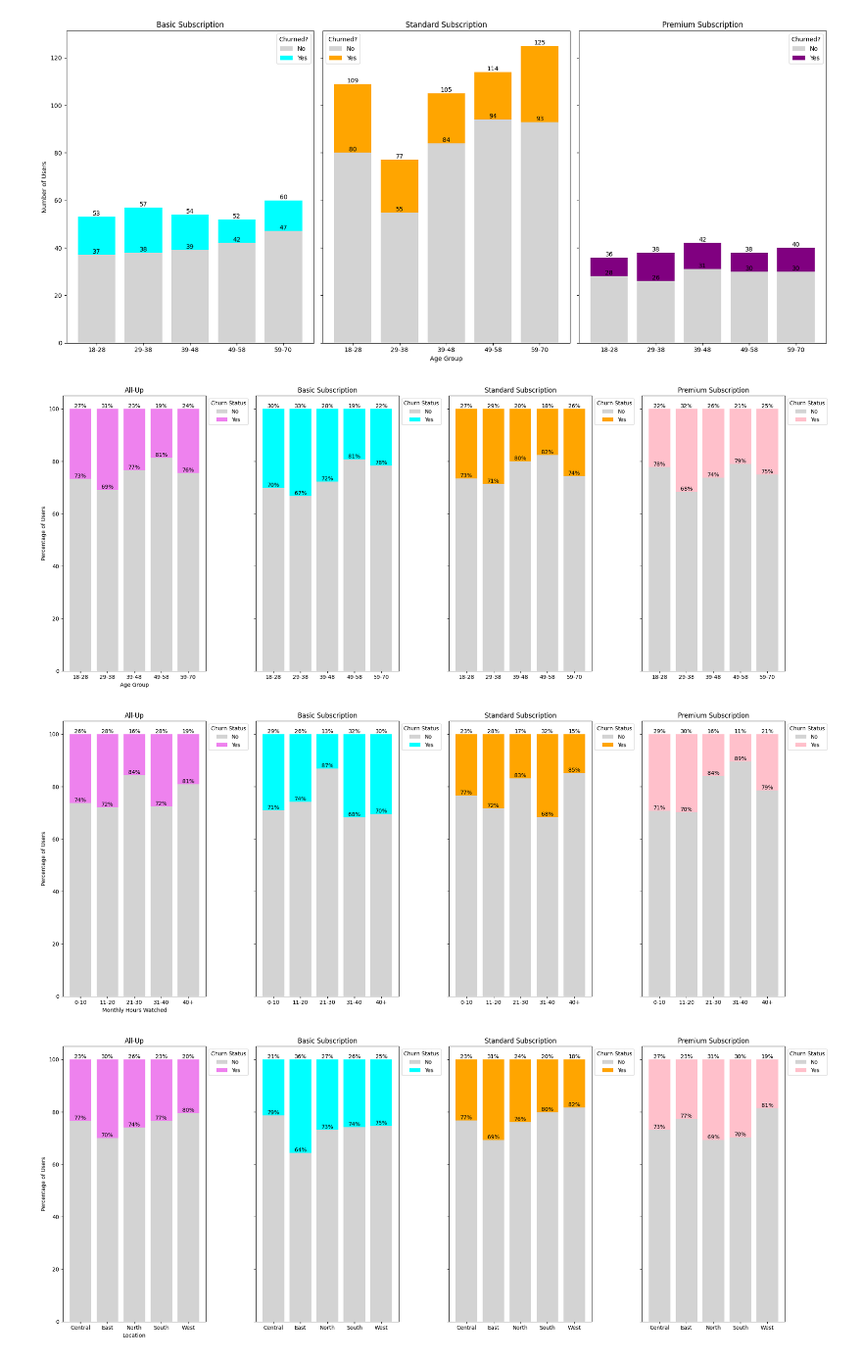
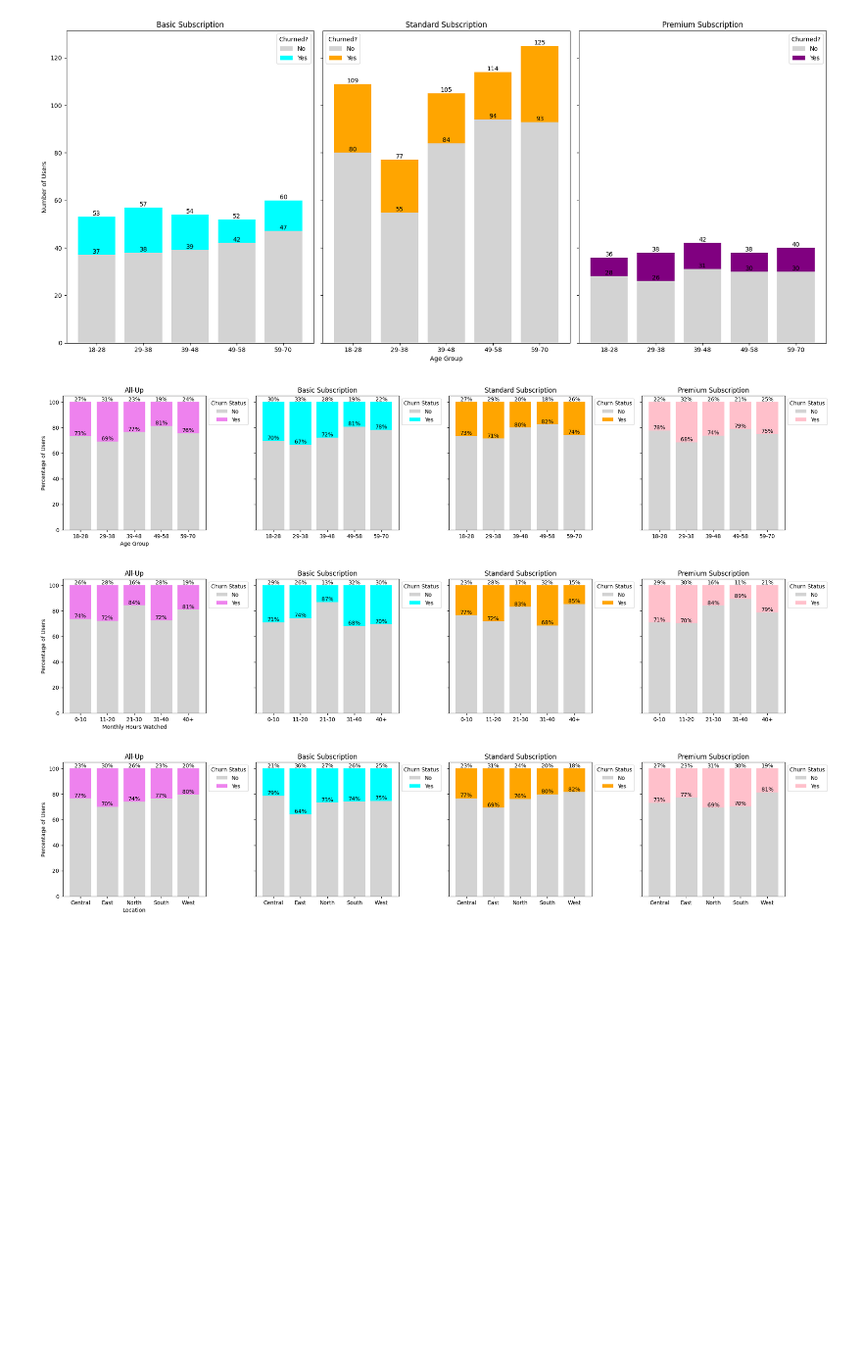
Before and after one commit to NumanESchulich/SchulichDataScience, a Jupyter notebook: Data Science I (MBAN 6110T)/Assignments/Assignment_I.ipynb, the cells around one changed output. Shown at 98% size. Saved outputs shown, nothing was run; the diff lists cells and outputs as text; code cells hidden in the pictures; blank space fills up the shorter version.

```diff
--- a/Data Science I (MBAN 6110T)/Assignments/Assignment_I.ipynb
+++ b/Data Science I (MBAN 6110T)/Assignments/Assignment_I.ipynb
@@ -263,34 +265,35 @@ def plot_churn_percentages(x_axis, title_x, limit_labels=False):
     for ax in axes:
         ax.legend(title='Churn Status', loc='upper left', bbox_to_anchor=(1, 1))
 
     # Adjust x-axis labels if required
     if limit_labels:
         for ax in axes:
             labels = [label.get_text()[:6] for label in ax.get_xticklabels()]
             ax.set_xticklabels(labels)
 
-    # Adjust layout to make room for the legends
+    # Adjust layout of the plots
     plt.tight_layout(rect=[0, 0, 0.85, 1])
+    plt.subplots_adjust(top=0.5)
     plt.show()
 
 # Plot for 'Age Group'
 plot_churn_percentages('Age_Group', 'Age Group')
 
 # Plot for 'MHW_Group'
 plot_churn_percentages('MHW_Group', 'Monthly Hours Watched')
 
 # Plot for 'Location'
 plot_churn_percentages('Location', 'Location')
 
 # Plot for 'Gender'
 plot_churn_percentages('Gender', 'Gender')
 
 # Plot for 'Devices Used'
 plot_churn_percentages('Devices_Used', 'Devices Used')
 
 # Plot for 'Favorite Genre'
 plot_churn_percentages('Favorite_Genre', 'Favorite Genre', limit_labels=True)
 # %% [output]
-[figure, old version]
+[figure, new version]
-[figure, old version]
+[figure, new version]
-[figure, old version]
+[figure, new version]
```
Also changed, not shown: parts of 12 cells of this notebook.
